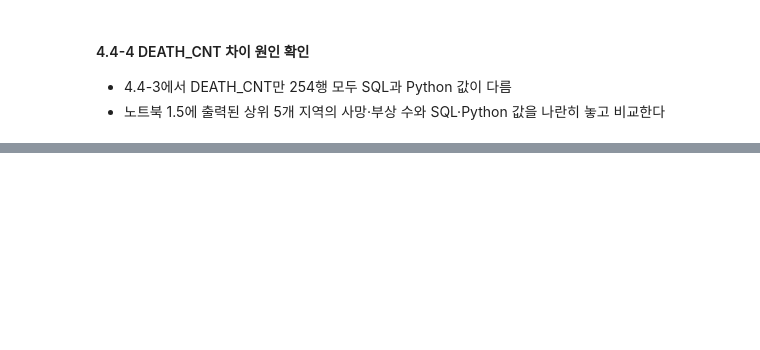
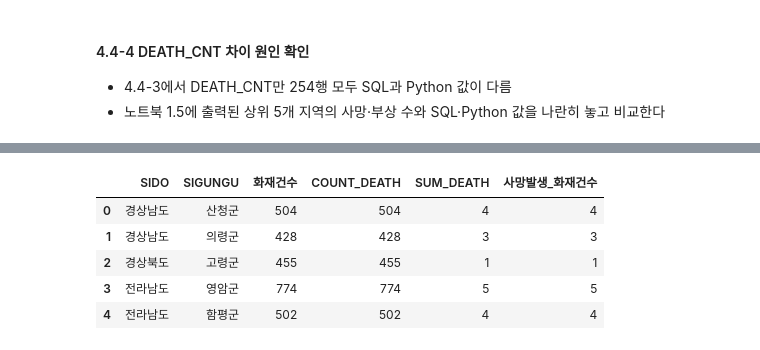
Before and after one commit to woohyun029/SQL-Data-Processing-Practice, a Jupyter notebook: SQL_04_FIRE.ipynb, the cells around one changed output, grey strips where cells are left out. Saved outputs shown, nothing was run; the diff lists cells and outputs as text; code cells hidden in the pictures; blank space fills up the shorter version.

Commit message:
SQL_04_FIRE

```diff
--- a/SQL_04_FIRE.ipynb
+++ b/SQL_04_FIRE.ipynb
@@ -340,0 +348,19 @@ pd.read_sql(q, conn)
+# %%
+q = """
+SELECT SIDO, SIGUNGU,
+    COUNT(*) AS 화재건수,
+    COUNT(DEATH) AS COUNT_DEATH,
+    SUM(DEATH) AS SUM_DEATH,
+    SUM(DEATH > 0) AS 사망발생_화재건수
+FROM fire
+WHERE SIGUNGU IN ('의령군', '함평군', '고령군', '산청군', '영암군')
+GROUP BY SIDO, SIGUNGU
+"""
+pd.read_sql(q, conn)
+# %% [output]
+|  | SIDO | SIGUNGU | 화재건수 | COUNT_DEATH | SUM_DEATH | 사망발생_화재건수 |
+| 0 | 경상남도 | 산청군 | 504 | 504 | 4 | 4 |
+| 1 | 경상남도 | 의령군 | 428 | 428 | 3 | 3 |
+| 2 | 경상북도 | 고령군 | 455 | 455 | 1 | 1 |
+| 3 | 전라남도 | 영암군 | 774 | 774 | 5 | 5 |
+| 4 | 전라남도 | 함평군 | 502 | 502 | 4 | 4 |
```
Also changed, not shown: parts of 9 cells of this notebook.
